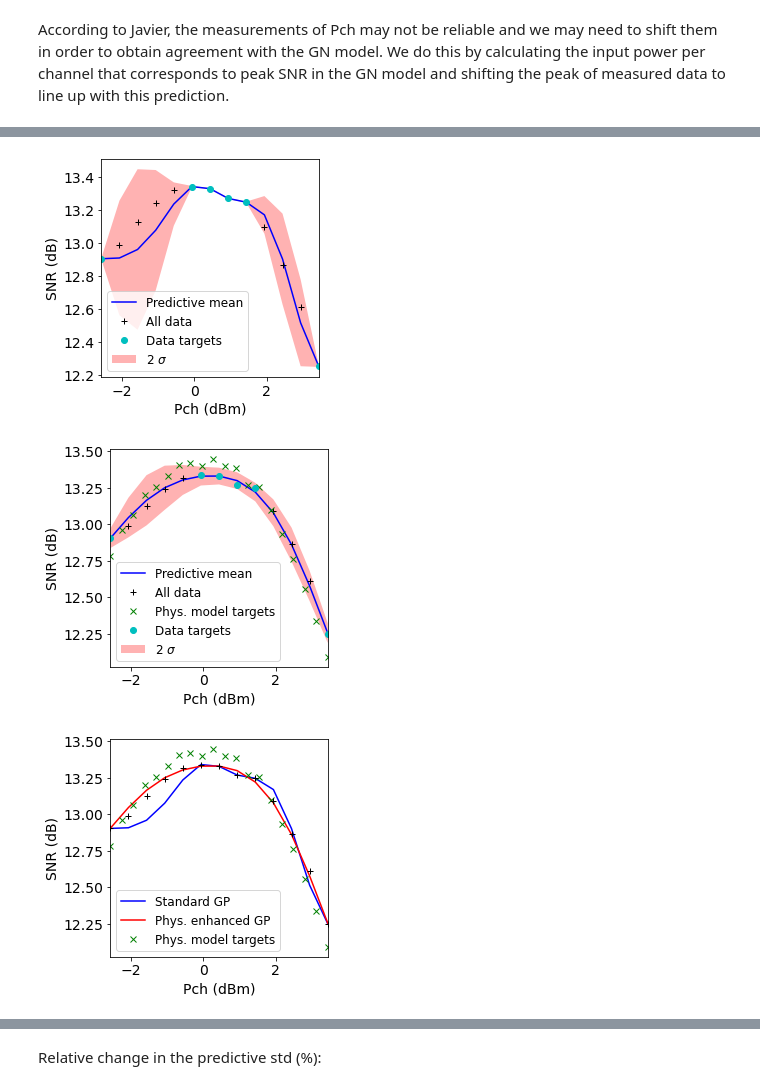
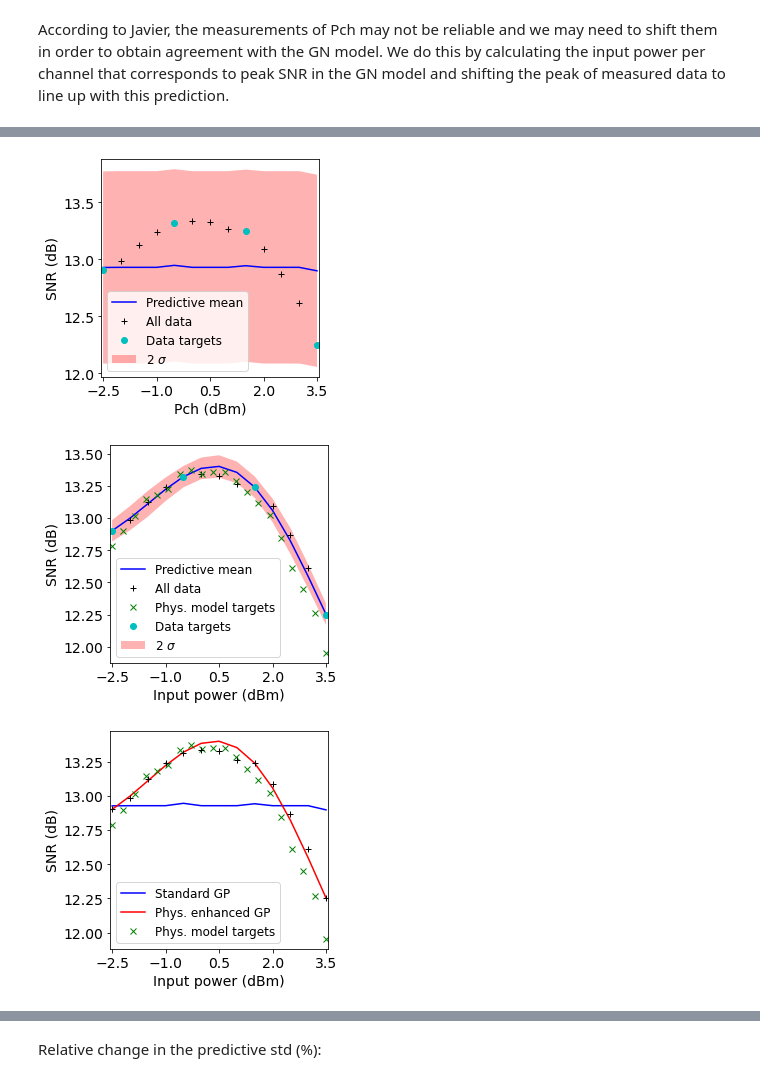
Before and after one commit to joshnevin/physics_enhanced_GPs, a Jupyter notebook: GN_model_enhanced_GPs_comp.ipynb, the cells around one changed output, grey strips where cells are left out. Saved outputs shown, nothing was run; the diff lists cells and outputs as text; code cells hidden in the pictures.

```diff
--- a/GN_model_enhanced_GPs_comp.ipynb
+++ b/GN_model_enhanced_GPs_comp.ipynb
@@ -61,9 +83,15 @@ According to Javier, the measurements of Pch may not be reliable and we may need
+# %%
+num_pts_phys = 20
+npp2 = int(num_pts_phys/2)
 # %%
 pch_gn = np.linspace(pch[0], pch[-1], 100)
 emp_pk = 1.2
 pch_sub_shifted = pch_sub - (emp_pk - pch_gn[np.argmax(phys_model.predict_snr(pch_gn))])
 pch_shifted = pch - (emp_pk - pch_gn[np.argmax(phys_model.predict_snr(pch_gn))])
-pch_gn_shifted = np.linspace(pch_shifted[0], pch_shifted[-1], 13)
-snr_phys = phys_model.predict_snr(pch_gn_shifted).reshape(-1,1)
+pch_gn_shifted = np.linspace(pch_shifted[0], pch_shifted[-1], num_pts_phys)
+# a = np.linspace(pch_shifted[1], pch_shifted[4], npp2)
+# b = np.linspace(pch_shifted[9], pch_shifted[-2], npp2)
+# pch_gn_shifted = np.concatenate((a, b), axis=0)
+snr_phys = (phys_model.predict_snr(pch_gn_shifted) + np.random.normal(0, 0.03, len(pch_gn_shifted)) ).reshape(-1,1)
 print((emp_pk - pch_gn[np.argmax(phys_model.predict_snr(pch_gn))]))
 # %% [output]
@@ -110,3 +125,6 @@ plt.show()
+# %%
+pch_test = np.copy(pch_gn_shifted).reshape(-1,1)
+snr_phys_test = np.copy(snr_phys).reshape(-1,1)
 # %%
 pch_sub_shifted = pch_sub_shifted.reshape(-1, 1)  # needed for SK learn input
 pch_shifted = pch_shifted.reshape(-1,1)
@@ -124,7 +142,7 @@ mu_sk_n2_phys = mu_sk_phys - 2*std_sk_phys
 # %%
 pch_sub_shifted = pch_sub_shifted.reshape(-1, 1)  # needed for SK learn input
 pch_shifted = pch_shifted.reshape(-1, 1)  # needed for SK learn input
-kernel_sk =   C(1, (1e-5, 1e5)) * RBF(1, (1e-5, 1e5)) + W(1, (1e-5,1e5))
+kernel_sk =   C(1, (1e-5, 1e5)) * RBF(1, (1e-5, 1e5)) + W(1, (1e-10,1e5))
 gpr = GaussianProcessRegressor(kernel=kernel_sk, n_restarts_optimizer = 20, normalize_y=True)
 gpr.fit(pch_sub_shifted, snr_sub)
 #print("Optimised kernel: %s" % gpr.kernel_)
@@ -143,7 +161,8 @@ ax.fill(np.concatenate([pch_shifted, pch_shifted[::-1]]),
             np.concatenate([mu_sk_p2,
                             (mu_sk_n2)[::-1]]),
             alpha=0.3, fc='r', ec='None', label='2 $\sigma$')
-plt.xlim(pch_shifted[0], pch_shifted[-1])
+plt.xlim([pch_shifted[0]-0.05, pch_shifted[-1]+0.05])
+plt.xticks([-2.5, -1, 0.5, 2, 3.5 ])
 plt.xlabel("Pch (dBm)")
 plt.ylabel("SNR (dB)")
 #plt.title("Normal GP")
@@ -153,36 +172,38 @@ f.patch.set_facecolor('w')
 plt.savefig('figures/comp_standard_gp.pdf', dpi=200,bbox_inches='tight')
 plt.show()
 # %% [output]
-[figure, old version]
+[figure, new version]
 # %%
 f, ax = plt.subplots()
 ax.plot(pch_shifted, mu_sk_phys, 'b-', label = 'Predictive mean')
 ax.plot(pch_shifted, snr,'k+', label = 'All data')
 ax.plot(pch_test, snr_phys_test, 'gx', label = 'Phys. model targets')
 ax.plot(pch_sub_shifted, snr_sub,'co', label = 'Data targets')
 ax.fill(np.concatenate([pch_shifted, pch_shifted[::-1]]),
             np.concatenate([mu_sk_p2_phys,
                             (mu_sk_n2_phys)[::-1]]),
             alpha=0.3, fc='r', ec='None', label='2 $\sigma$')
-plt.xlim(pch_shifted[0], pch_shifted[-1])
-plt.xlabel("Pch (dBm)")
+plt.xlim([pch_shifted[0]-0.05, pch_shifted[-1]+0.05])
+plt.xticks([-2.5, -1, 0.5, 2, 3.5 ])
+plt.xlabel("Input power (dBm)")
 plt.ylabel("SNR (dB)")
 #plt.title("Physics-enhanced GP")
 plt.legend(prop={'size':12})
 ax.set_aspect(1.0/ax.get_data_ratio(), adjustable='box')
 f.patch.set_facecolor('w')
 plt.savefig('figures/comp_gn_enhanced_gp.pdf', dpi=200,bbox_inches='tight')
 plt.show()
 # %% [output]
-[figure, old version]
+[figure, new version]
 # %%
 f, ax = plt.subplots()
 ax.plot(pch_shifted, mu_sk, 'b-', label = 'Standard GP')
 ax.plot(pch_shifted, mu_sk_phys, 'r-', label = 'Phys. enhanced GP')
 ax.plot(pch_test, snr_phys_test, 'gx', label = 'Phys. model targets')
 ax.plot(pch_shifted, snr,'k+')
-plt.xlim(pch_shifted[0], pch_shifted[-1])
-plt.xlabel("Pch (dBm)")
+plt.xlim([pch_shifted[0]-0.05, pch_shifted[-1]+0.05])
+plt.xticks([-2.5, -1, 0.5, 2, 3.5 ])
+plt.xlabel("Input power (dBm)")
 plt.ylabel("SNR (dB)")
 #plt.title("Predictive mean comparison")
 plt.legend(prop={'size':12})
@@ -191,7 +212,7 @@ f.patch.set_facecolor('w')
 plt.savefig('figures/comp_pred_mean_comp.pdf', dpi=200,bbox_inches='tight')
 plt.show()
 # %% [output]
-[figure, old version]
+[figure, new version]
 # %%
 max(std_sk)
 # %% [output]
```
Also changed, not shown: parts of 14 cells of this notebook, 3 other files.
